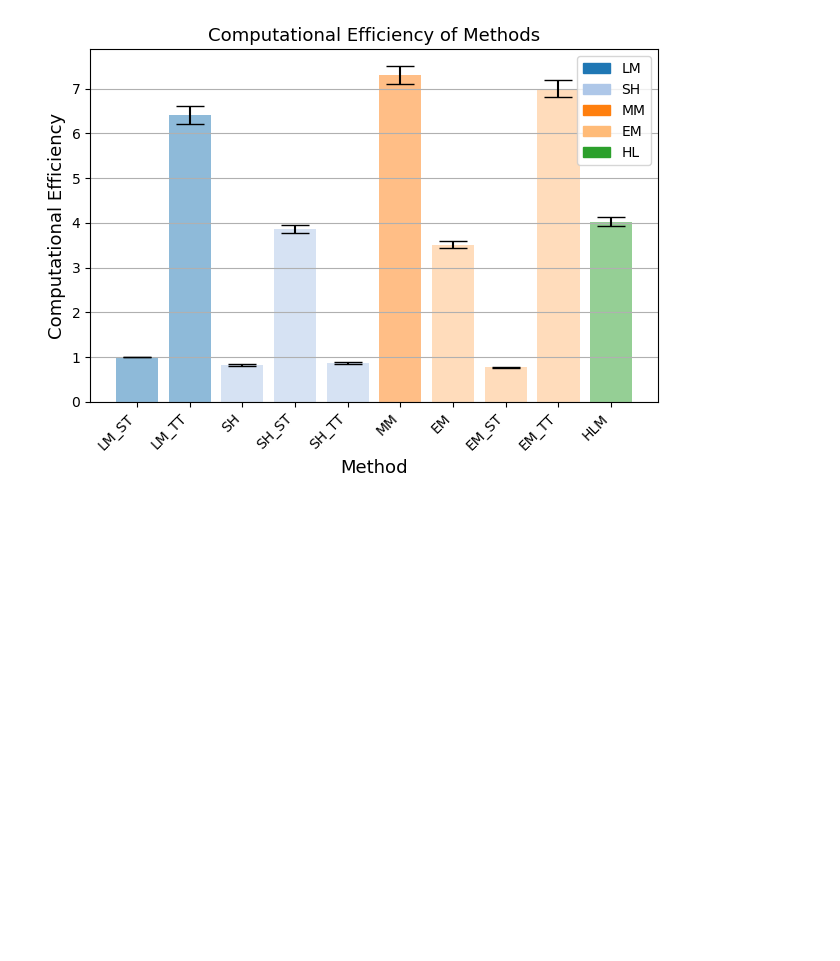
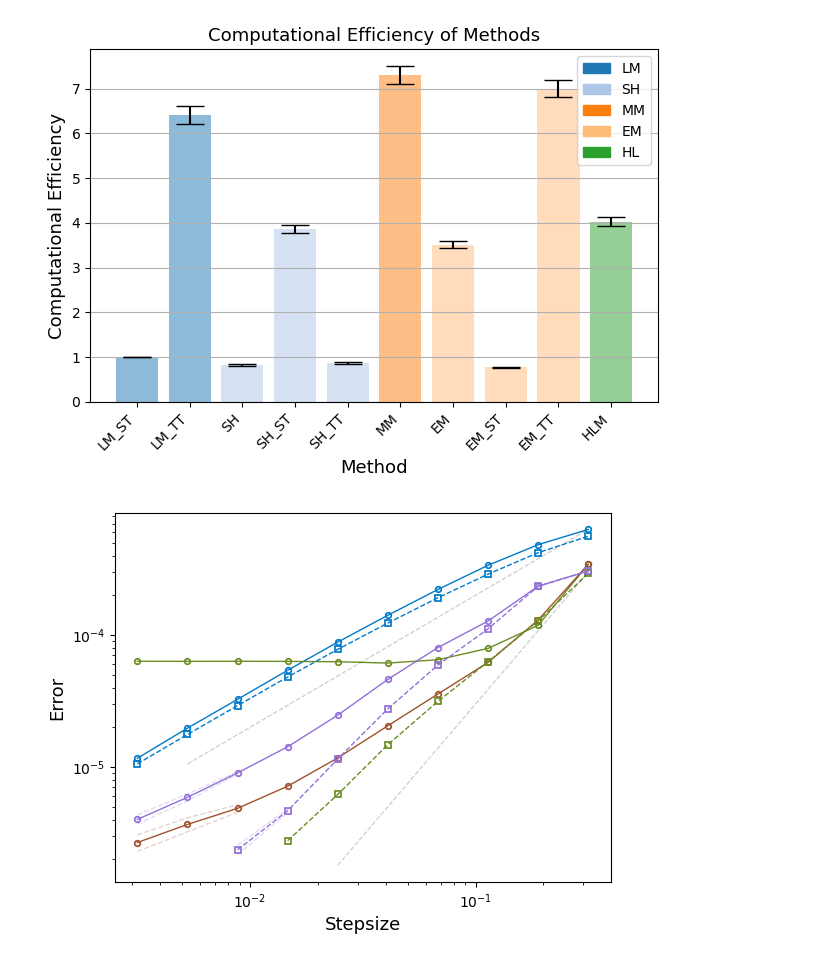
Before and after one commit to dominicp6/Transforms-For-Brownian-Dynamics, a Jupyter notebook: plots.ipynb, the cells around one changed output. Drawn from its saved outputs; the diff is of its cells as text; code cells hidden in the pictures; blank space fills up the shorter version.

Commit message:
convergence plots 2D

```diff
--- a/plots.ipynb
+++ b/plots.ipynb
@@ -23,6 +23,16 @@ SH_space = h5py.File("/home/dominic/JuliaProjects/LangevinIntegrators/outputs/so
 # NLM_time_extended = h5py.File("/home/dominic/JuliaProjects/LangevinIntegrators/outputs/extended_LM_TR/naive_leimkuhler_matthews1D.h5", "r")
 # EM_space_extended = h5py.File("/home/dominic/JuliaProjects/LangevinIntegrators/outputs/extended_EM_Lamperti/euler_maruyama1D.h5", "r")
 # NLM_space_extended = h5py.File("/home/dominic/JuliaProjects/LangevinIntegrators/outputs/extended_LM_Lamperti/naive_leimkuhler_matthews1D.h5", "r")
+# %%
+# Open the 2D data files
+EM_orig_2D = h5py.File("C:/Users/domph.000/JuliaProjects/LangevinIntegrators/outputs/MV_5M/euler_maruyama2D.h5", "r")
+NLM_orig_2D = h5py.File("C:/Users/domph.000/JuliaProjects/LangevinIntegrators/outputs/MV_5M/naive_leimkuhler_matthews2D.h5", "r")
+HLM_orig_2D = h5py.File("C:/Users/domph.000/JuliaProjects/LangevinIntegrators/outputs/MV_5M/hummer_leimkuhler_matthews2D.h5", "r")
+SH_orig_2D = h5py.File("C:/Users/domph.000/JuliaProjects/LangevinIntegrators/outputs/MV_5M/stochastic_heun2D.h5", "r")
+
+EM_TT_2D = h5py.File("C:/Users/domph.000/JuliaProjects/LangevinIntegrators/outputs/MV_5M_TT/euler_maruyama2D.h5", "r")
+NLM_TT_2D = h5py.File("C:/Users/domph.000/JuliaProjects/LangevinIntegrators/outputs/MV_5M_TT/naive_leimkuhler_matthews2D.h5", "r")
+SH_TT_2D = h5py.File("C:/Users/domph.000/JuliaProjects/LangevinIntegrators/outputs/MV_5M_TT/stochastic_heun2D.h5", "r")
 # %%
 # Data files for time complexity
 EM_orig_time = h5py.File("/home/dominic/JuliaProjects/LangevinIntegrators/outputs/softwell_time_complexity/EM_steps_to_0.001_uncertainty/euler_maruyama1D.h5", "r")
@@ -39,7 +49,7 @@ MM_orig_time = h5py.File("/home/dominic/JuliaProjects/LangevinIntegrators/output
 import matplotlib.pyplot as plt
 import numpy as np
 
-def plot_convergence(h5py_files, stepsizes=None, title=None, save=False, labels=None, colors=None, line_styles=None, number_of_points=None, alphas=None, marker_styles=None, error_points=None, ax=None):
+def plot_convergence(h5py_files, stepsizes=None, title=None, save=False, labels=None, colors=None, line_styles=None, number_of_points=None, alphas=None, marker_styles=None, error_points=None, ax=None, gradient_1_offset=0.014, gradient_2_offset=0.05):
     """
     Plot convergence to target measure. Reads in a h5py file and plots the data
     in the file. The file should contain a dataset called 'data'
@@ -65,8 +75,8 @@ def plot_convergence(h5py_files, stepsizes=None, title=None, save=False, labels=
 
     if not ax_provided:
         # plot a gradient one line on the log scale
-        ax.plot(stepsizes[len(stepsizes)-9:len(stepsizes)], 0.014 * stepsizes[len(stepsizes)-9:len(stepsizes)], color='black', linewidth=0.9, ls='--', alpha=0.2)
-        ax.plot(stepsizes[len(stepsizes)-6:len(stepsizes)], 0.05*stepsizes[len(stepsizes)-6:len(stepsizes)]**2, color='black', linewidth=0.9, ls='--', alpha=0.2)
+        ax.plot(stepsizes[len(stepsizes)-9:len(stepsizes)], gradient_1_offset * stepsizes[len(stepsizes)-9:len(stepsizes)], color='black', linewidth=0.9, ls='--', alpha=0.2)
+        ax.plot(stepsizes[len(stepsizes)-6:len(stepsizes)], gradient_2_offset * stepsizes[len(stepsizes)-6:len(stepsizes)]**2, color='black', linewidth=0.9, ls='--', alpha=0.2)
 
         ax.set_xscale('log')
         ax.set_yscale('log')
@@ -78,9 +88,9 @@ def plot_convergence(h5py_files, stepsizes=None, title=None, save=False, labels=
         # plt.legend()
         if title:
             ax.set_title(title)
-        #if save:
-        #    plt.savefig(f"{title}.png")
-        #    plt.savefig(f"{title}.pdf")
+        if save:
+            plt.savefig(f"{title}.png")
+            plt.savefig(f"{title}.pdf")
 
     return ax
 # %%
@@ -351,3 +361,22 @@ plt.legend(handles, labels, loc='upper right')
 plt.show()
 # %% [output]
 [figure]
+# %%
+# 2D convergence plots
+
+Slate_Blue = (0/256, 122/256, 204/256) #(106/256, 90/256, 205/256)
+Teal = (107/256, 142/256, 35/256) #(0/256, 128/256, 128/256)
+Goldenrod = (147/256, 112/256, 219/256) #(218/256, 165/256, 32/256)
+Dark_Olive_Green =  (0/256, 139/256, 139/256) #(85/256, 107/256, 47/256)
+Steel_Gray = (160/256, 82/256, 45/256) #(169/256, 169/256, 169/256)
+colors = [Slate_Blue, Teal, Steel_Gray, Goldenrod, Slate_Blue, Teal, Goldenrod]
+alphas = [1, 1, 1, 1, 1, 1, 1, 1, 1, 1, 1]
+number_of_points = [10, 10, 10, 10, 10, 7, 8]
+error_points = [None, None, (7,10), (7,10), None, (6,7), (6,8)]
+labels = ["EM", "LM", "HLM", "SH", "EM_time_transformed", "LM_time_transformed", "SH_time_transformed"]
+line_styles = ['-', '-', '-', '-', '--', '--', '--']
+#line_styles = ['-', '-', '-', '-', '-', '-', '-', '-', '-', '-', '-']
+marker_styles = ['o', 'o', 'o', 'o', 's', 's', 's']
+ax = plot_convergence([EM_orig_2D, NLM_orig_2D, HLM_orig_2D, SH_orig_2D, EM_TT_2D, NLM_TT_2D, SH_TT_2D], error_points = error_points, marker_styles=marker_styles, line_styles = line_styles, alphas= alphas, colors=colors, number_of_points= number_of_points, labels=labels, stepsizes=np.logspace(-2.5, -0.5, 10), save=True, gradient_1_offset=0.0020, gradient_2_offset=0.003)
+# %% [output]
+[figure, added]
```
Also changed, not shown: parts of 2 cells of this notebook, 2 other files.
